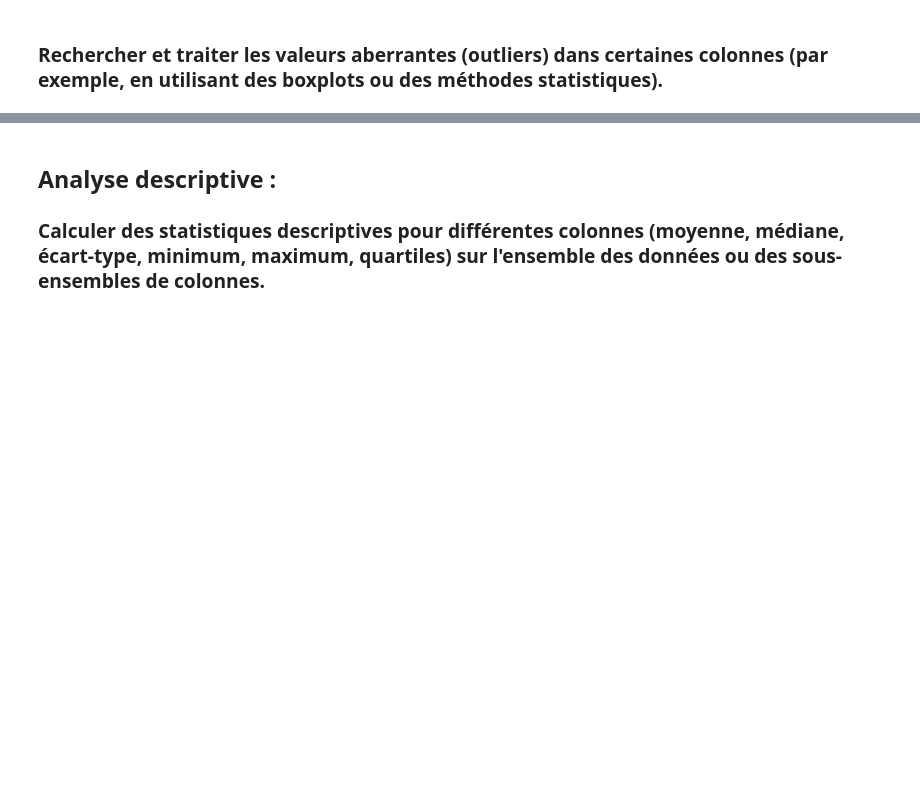
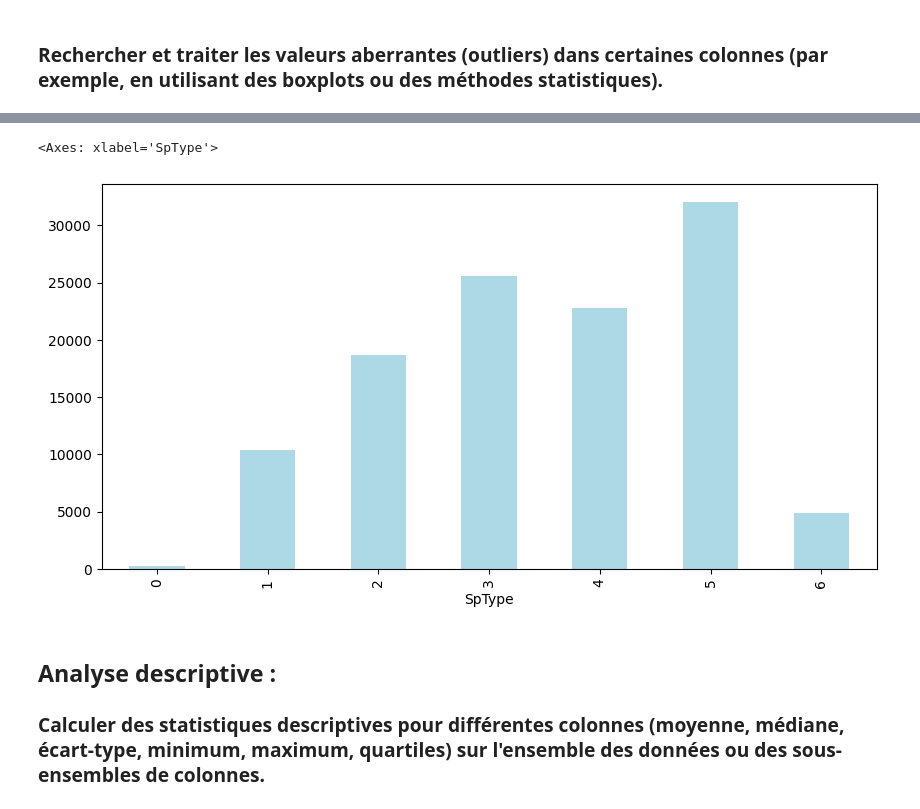
Before and after one commit to ThomasSanna/Data-Analysis-Hipparcos-Star-Astronomy-Catalog, a Jupyter notebook: main.ipynb, the cells around one changed output, grey strips where cells are left out. Saved outputs shown, nothing was run; the diff lists cells and outputs as text; code cells hidden in the pictures; blank space fills up the shorter version.

```diff
--- a/main.ipynb
+++ b/main.ipynb
@@ -275,3 +286,26 @@ data.select_dtypes(include=["number"]).describe()
+# %%
+"""
+Nous allons utiliser une conversion ordinale pour la feature cible SpType.
+En effet, les types spectraux ont un ordre naturel (O est plus chaud que B, qui est plus chaud que A, etc.).
+Donc les distances entre les types spectraux ont un certain sens.
+
+Rappel :
+O sont les étoiles les plus chaudes (~30000 K et plus).
+B un peu moins chaudes (~10000 à 30000 K).
+A (~7500 à 10000 K),
+F (~6000 à 7500 K),
+G (~5000 à 6000 K),
+K (~3500 à 5000 K),
+M (~2000 à 3500 K).
+"""
+
+ordre = ['O', 'B', 'A', 'F', 'G', 'K', 'M']
+map_ordre = {lettre: index for index, lettre in enumerate(ordre)}
+data['SpType'] = data['SpType'].map(map_ordre)
+data['SpType'].value_counts().sort_index().plot(kind='bar', color='lightblue', figsize=(10, 5))
+# %% [output]
+<Axes: xlabel='SpType'>
+[figure, added]
 # %% [markdown]
 ## Analyse descriptive :
 
```
Also changed, not shown: parts of 21 cells of this notebook.
